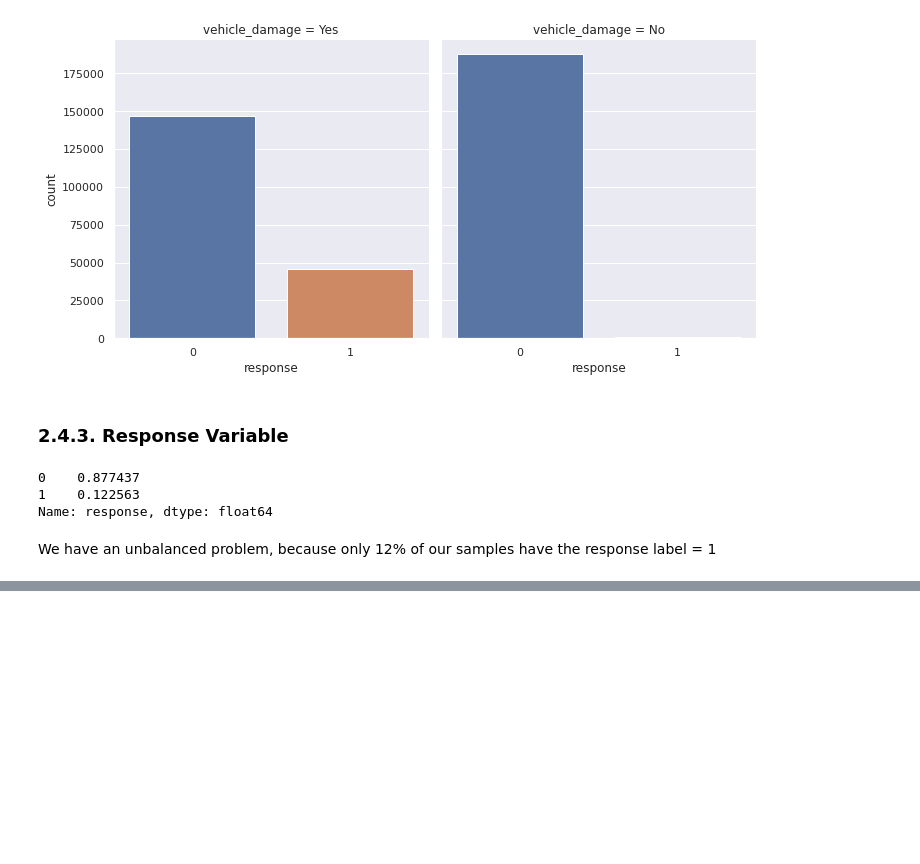
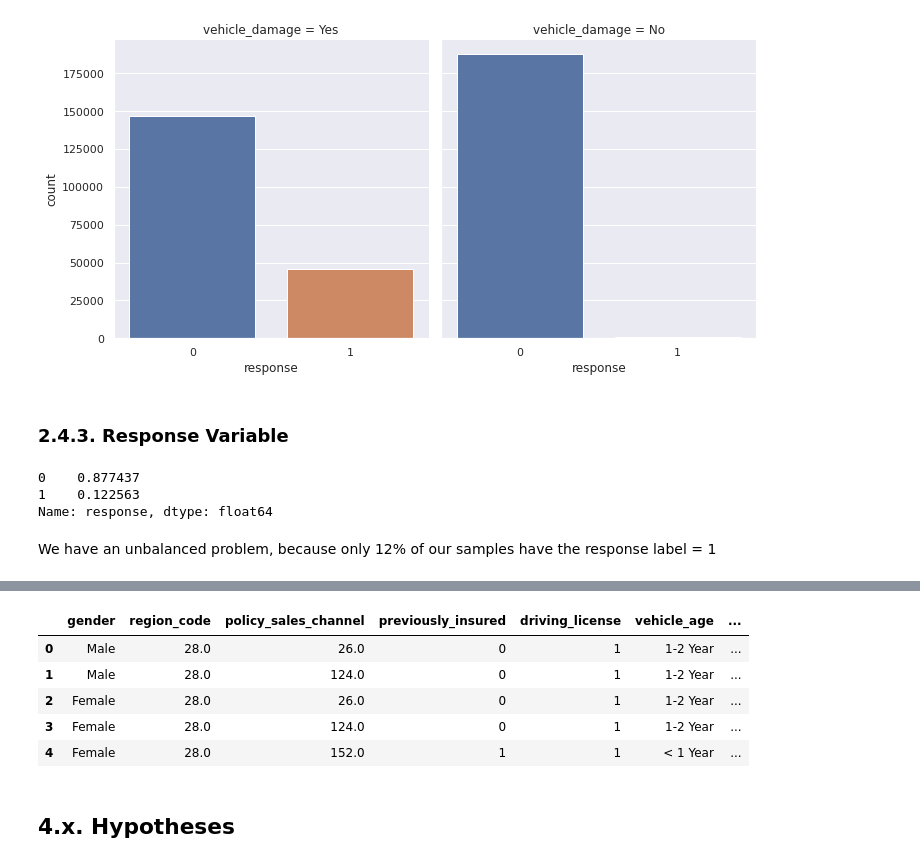
Before and after one commit to olini/insurance-cross-sell-prediction, a Jupyter notebook: notebook.ipynb, the cells around one changed output, grey strips where cells are left out. Drawn from its saved outputs; the diff is of its cells as text; code cells hidden in the pictures; blank space fills up the shorter version.

```diff
--- a/notebook.ipynb
+++ b/notebook.ipynb
@@ -212,0 +241,16 @@ We have an unbalanced problem, because only 12% of our samples have the response
+# %%
+df_cat = df_eda[['gender', 'region_code', 'policy_sales_channel', 'previously_insured', 'driving_license', 'vehicle_age', 'vehicle_damage']].value_counts().reset_index()
+# ['gender', 'region_code', 'policy_sales_channel', 'previously_insured', 'driving_license', 'vehicle_age', 'vehicle_damage']
+#df_eda['gender'].value_counts().plot(kind='bar')
+#df_cat['gender_perc'] = df_eda['gender'].value_counts(normalize=True)
+df_cat.head()
+#sns.barplot(x='gender', data=df_eda);
+# %% [output]
+|  | gender | region_code | policy_sales_channel | previously_insured | driving_license | vehicle_age | ... |
+| 0 | Male | 28.0 | 26.0 | 0 | 1 | 1-2 Year | ... |
+| 1 | Male | 28.0 | 124.0 | 0 | 1 | 1-2 Year | ... |
+| 2 | Female | 28.0 | 26.0 | 0 | 1 | 1-2 Year | ... |
+| 3 | Female | 28.0 | 124.0 | 0 | 1 | 1-2 Year | ... |
+| 4 | Female | 28.0 | 152.0 | 1 | 1 | < 1 Year | ... |
+# %% [markdown]
+## 4.x. Hypotheses
```
Also changed, not shown: parts of 16 cells of this notebook.
